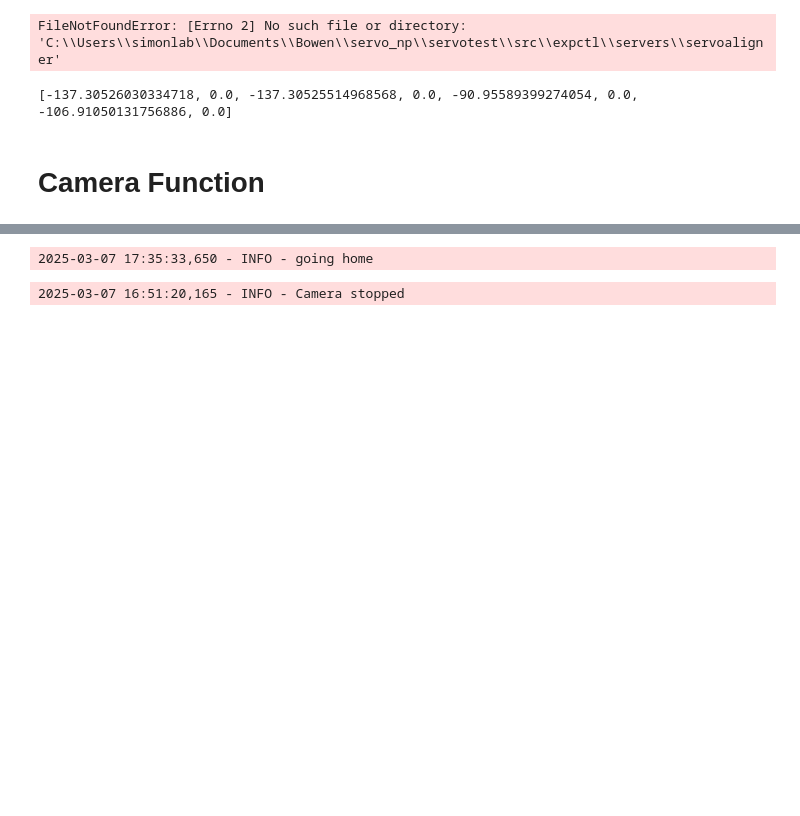
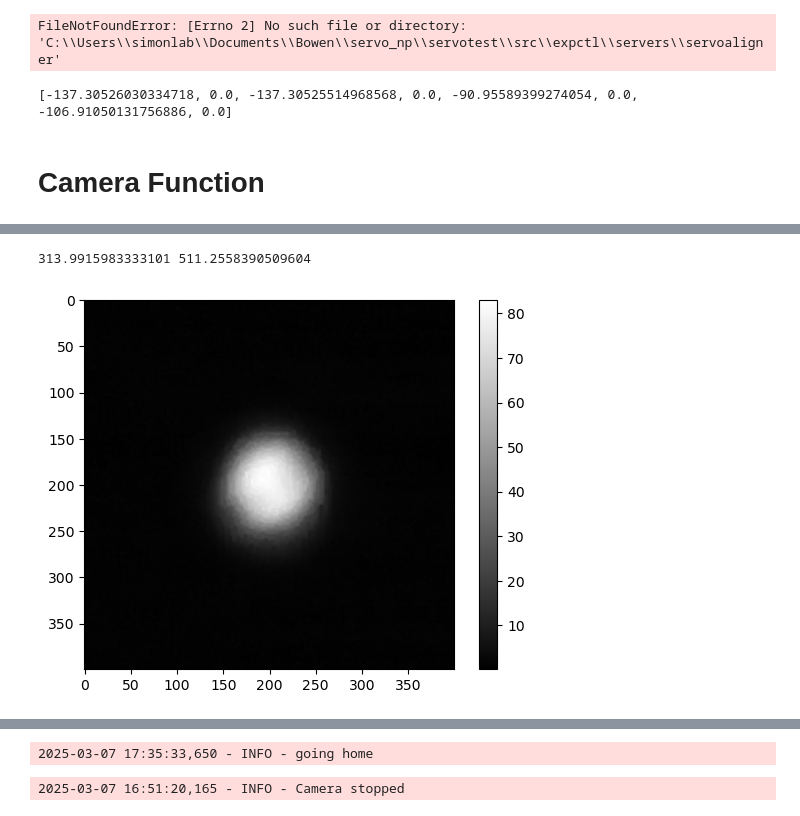
Before and after one commit to Stockholm254/servotest, a Jupyter notebook: src/expctl/servers/servoaligner/test.ipynb, the cells around one changed output, grey strips where cells are left out. Drawn from its saved outputs; the diff is of its cells as text; code cells hidden in the pictures; blank space fills up the shorter version.

```diff
--- a/src/expctl/servers/servoaligner/test.ipynb
+++ b/src/expctl/servers/servoaligner/test.ipynb
@@ -870,7 +870,8 @@ servos.home()
 
 picam2 = Picamera2()
 camera_config = picam2.create_preview_configuration()
-camera_config["main"]["size"] = (int(2028), int(1520))
+camera_config["main"]["size"] = (int(4056//4), int(3040//4))
+
 picam2.configure(camera_config)
 picam2.set_controls({"ExposureTime": 100})
 picam2.start()
@@ -894,0 +944,29 @@ picam2.start()
+# %%
+picam2.camera_controls['ScalerCrop']
+max_crop = picam2.camera_properties["ScalerCropMaximum"]
+
+picam2.stop()
+
+width = 800
+
+#Set crop region: (x, y, width, height)
+camera_config["main"]["size"] = (int(width//2), int(width//2))
+picam2.configure(camera_config)
+
+print(x_cen, y_cen)
+x = int(y_cen_cal-width/2)
+y = int(x_cen_cal-width/2)
+w = int(width)
+h = int(width)
+# Apply the crop
+picam2.set_controls({"ScalerCrop": (x, y, w, h)})
+
+picam2.start()
+
+plt.figure()
+data=picam2.capture_array()
+data = data[..., :3] @ [0.2989, 0.5870, 0.1140]
+plt.imshow(data, cmap='gray')
+plt.colorbar()
+plt.show()
+# %% [output]
@@ -895,3 +978,5 @@ picam2.start()
+313.9915983333101 511.2558390509604
+[figure, added]
 # %%
 #mirror spacing
 x1 = 0.155
```
Also changed, not shown: parts of 13 cells of this notebook, 2 other files.
